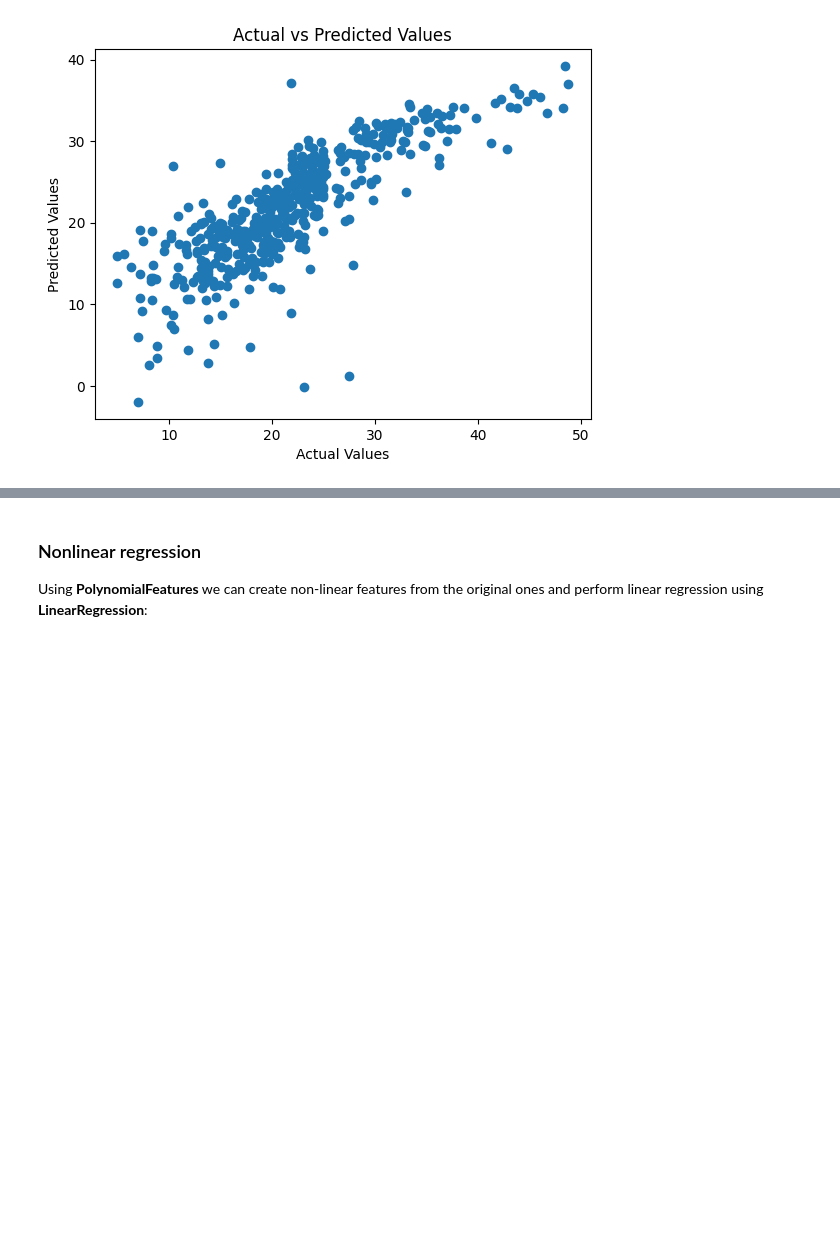
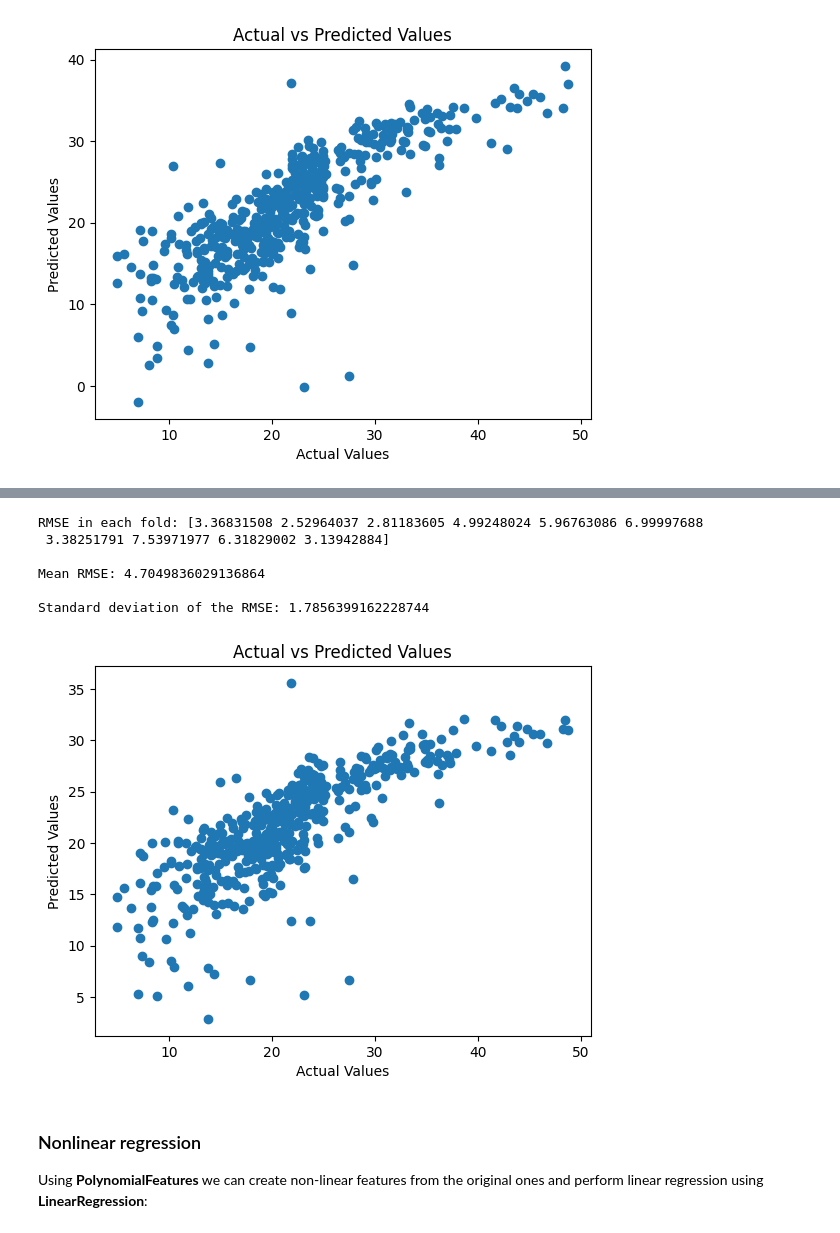
Before and after one commit to AbrahamOtero/MLiB, a Jupyter notebook: 4_PredictiveModels.ipynb, the cells around one changed output, grey strips where cells are left out. Saved outputs shown, nothing was run; the diff lists cells and outputs as text; code cells hidden in the pictures; blank space fills up the shorter version.

```diff
--- a/4_PredictiveModels.ipynb
+++ b/4_PredictiveModels.ipynb
@@ -532,3 +630,41 @@ Standard deviation of the RMSE: 1.7746525272224731
+# %%
+# prompt: Repite la regresion anterior usando Lasso
+
+from sklearn.linear_model import Lasso
+
+# Assuming X and y are already defined from the previous regression example
+
+# Create the Lasso regression model
+model = Lasso(alpha=1)  # You can adjust the alpha value
+
+# Perform 10-fold cross-validation
+scores = cross_val_score(model, X, y, cv=10, scoring='neg_mean_squared_error')
+
+# The scores obtained are negative errors (scoring='neg_mean_squared_error'), so we convert them to positive
+rmse_scores = np.sqrt(-scores)
+
+# Print the results
+print("RMSE in each fold:", rmse_scores)
+print("\nMean RMSE:", rmse_scores.mean())
+print("\nStandard deviation of the RMSE:", rmse_scores.std())
+
+# Make predictions
+y_pred = cross_val_predict(model, X, y, cv=10)
+
+# Plot the actual vs predicted values
+plt.scatter(y, y_pred)
+plt.xlabel("Actual Values")
+plt.ylabel("Predicted Values")
+plt.title("Actual vs Predicted Values")
+plt.show()
+# %% [output]
+RMSE in each fold: [3.36831508 2.52964037 2.81183605 4.99248024 5.96763086 6.99997688
+ 3.38251791 7.53971977 6.31829002 3.13942884]
+
+Mean RMSE: 4.7049836029136864
+
+Standard deviation of the RMSE: 1.7856399162228744
+[figure, added]
 # %% [markdown]
 ### Nonlinear regression
 
```
Also changed, not shown: parts of 30 cells of this notebook.
